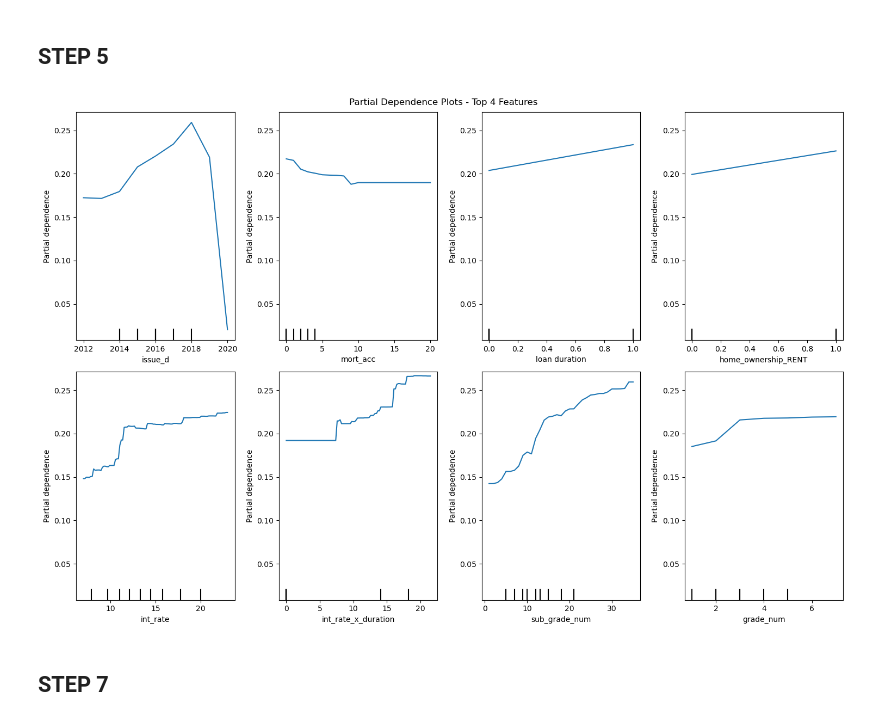
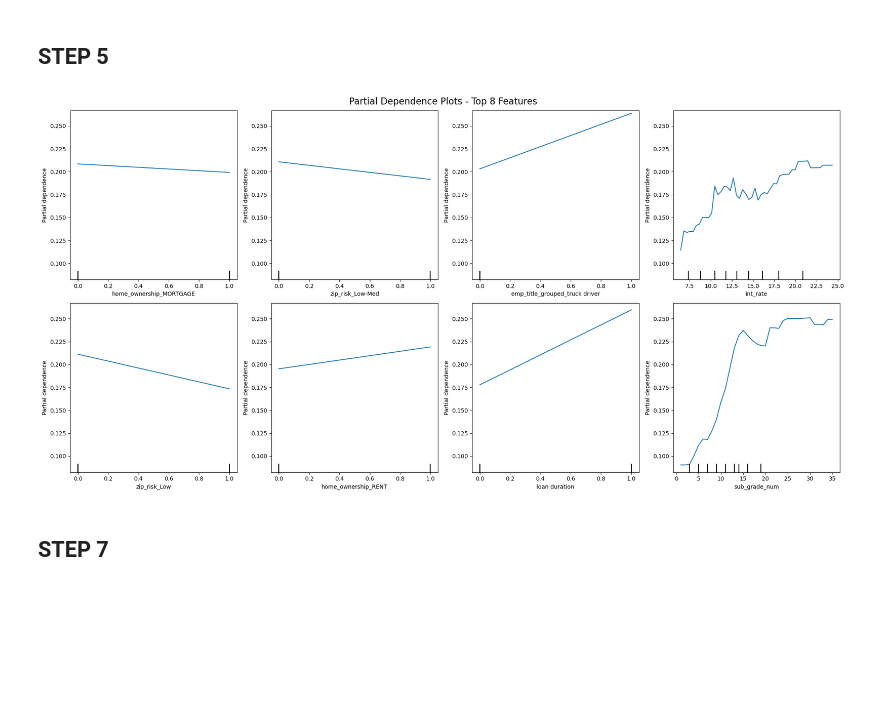
Before and after one commit to maximotk/explainable-credit-scoring, a Jupyter notebook: eda.ipynb, the cells around one changed output. Saved outputs shown, nothing was run; the diff lists cells and outputs as text; code cells hidden in the pictures; blank space fills up the shorter version.

Commit message:
feat: update xgb blackbox model and eda

```diff
--- a/eda.ipynb
+++ b/eda.ipynb
@@ -406,20 +1591,0 @@ weighted avg       0.75      0.79      0.73    217248
-# %%
-# XGBoost feature importance
-feature_importance = xgb_model.feature_importances_
-feature_names = X.columns
-
-# Create feature importance plot
-plt.figure(figsize=(10, 8))
-indices = np.argsort(feature_importance)[-15:]  # Top 15 features
-plt.barh(range(len(indices)), feature_importance[indices])
-plt.yticks(range(len(indices)), [feature_names[i] for i in indices])
-plt.xlabel('Feature Importance')
-plt.title('XGBoost Feature Importance (Top 15)')
-plt.tight_layout()
-plt.show()
-
-# Print top 10 features
-top_features_idx = np.argsort(feature_importance)[-10:][::-1]
-print("Top 10 Most Important Features:")
-for i, idx in enumerate(top_features_idx):
-    print(f"{i+1}. {feature_names[idx]}: {feature_importance[idx]:.4f}")
@@ -683,23 +2128,41 @@ print("="*60)
 ## STEP 5
 # %%
 from sklearn.inspection import PartialDependenceDisplay
+import matplotlib.pyplot as plt
+import numpy as np
 
-# Select top 4 most important features for PDP
-top_8_features = [feature_names[i] for i in np.argsort(feature_importance)[-8:]]
+def create_partial_dependence_plots(model, X_test, n_features=8):
+    """Create partial dependence plots for top N most important features"""
 
-# Create partial dependence plots
-fig, ax = plt.subplots(2, 4, figsize=(15, 10))
-PartialDependenceDisplay.from_estimator(
-    xgb_model, X_test,
-    features=top_8_features,
-    ax=ax.ravel(),
-    n_jobs=-1
-)
-plt.suptitle('Partial Dependence Plots - Top 4 Features')
-plt.tight_layout()
-plt.show()
+    feature_importance = model.feature_importances_
+    feature_names = X_test.columns.tolist()
+
+    # Get top N features
+    top_indices = np.argsort(feature_importance)[-n_features:]
+    top_features = [feature_names[i] for i in top_indices]
+
+    # Create plots
+    fig, axes = plt.subplots(2, 4, figsize=(20, 10))
+
+    display = PartialDependenceDisplay.from_estimator(
+        model,
+        X_test,
+        features=top_features,
+        ax=axes.ravel(),
+        n_jobs=-1,
+        grid_resolution=50,
+        random_state=42
+    )
+
+    plt.suptitle(f'Partial Dependence Plots - Top {n_features} Features', fontsize=16)
+    plt.tight_layout()
+    plt.show()
+
+    return display, top_features
+
+display, top_features = create_partial_dependence_plots(xgb_model, X_test, n_features=8)
 # %% [output]
-[figure, old version]
+[figure, new version]
 # %% [markdown]
 ## STEP 7
 # %%
```
Also changed, not shown: parts of 32 cells of this notebook, 1 other file.
